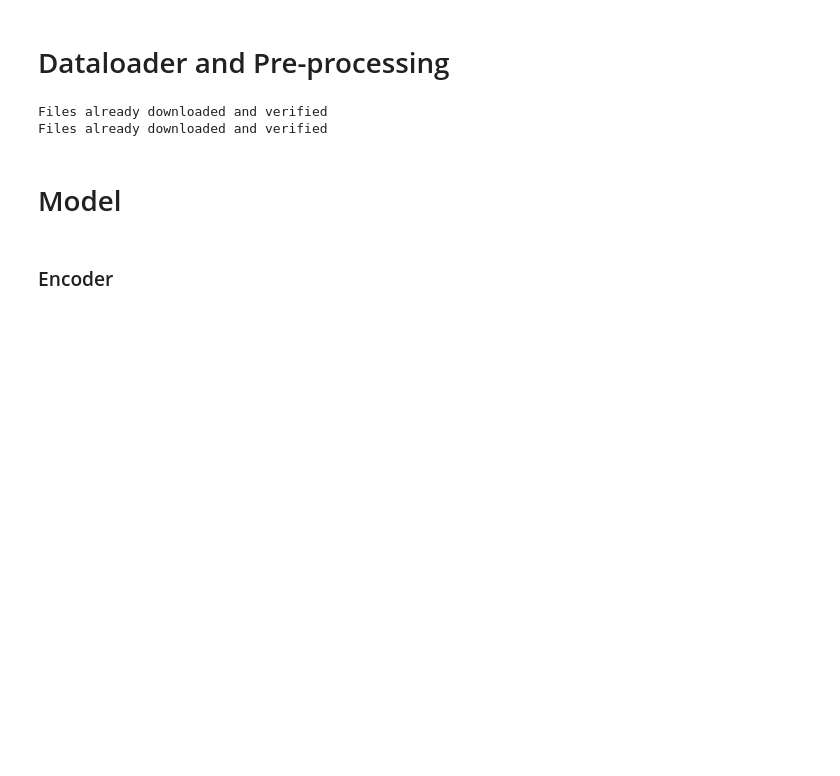
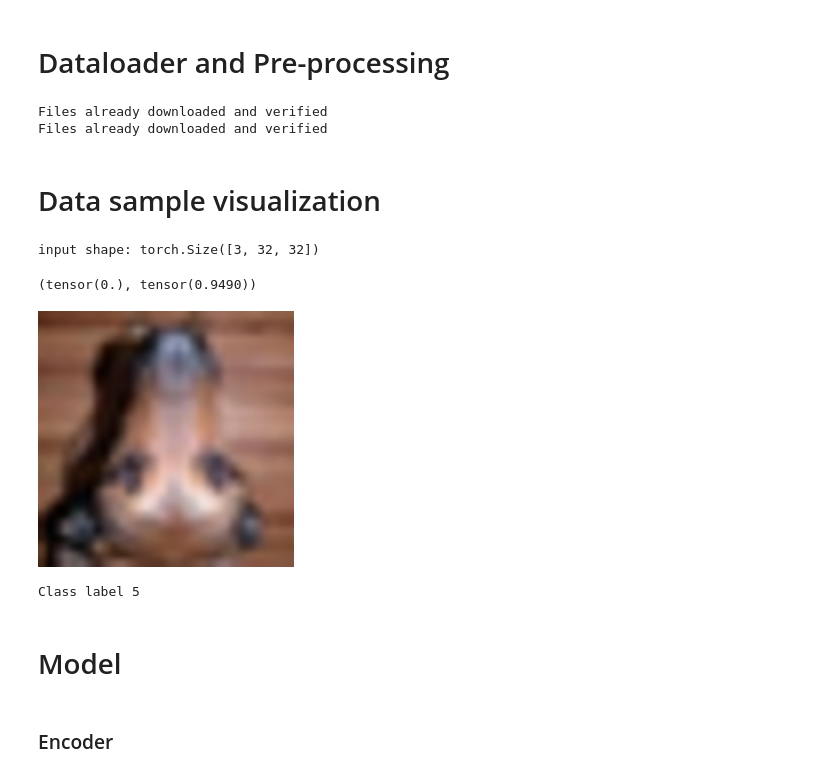
Before and after one commit to ecacikgoz97/Deep_Unsupervised_Learning_Class_Materials, a Jupyter notebook: AutoEncoder_CIFAR10.ipynb, the cells around one changed output. Drawn from its saved outputs; the diff is of its cells as text; code cells hidden in the pictures; blank space fills up the shorter version.

```diff
--- a/AutoEncoder_CIFAR10.ipynb
+++ b/AutoEncoder_CIFAR10.ipynb
@@ -36,6 +37,25 @@ test_loader  = torch.utils.data.DataLoader(test,  batch_size=BATCH_SIZE, shuffle
 # %% [output]
 Files already downloaded and verified
 Files already downloaded and verified
+# %% [markdown]
+# Data sample visualization
+# %%
+image, class_label = train[107]
+input_shape = image.size()
+print("input shape:", image.shape)
+# %% [output]
+input shape: torch.Size([3, 32, 32])
+# %%
+# the default range of the torchvision image data is (0, 1)
+image.min(), image.max()
+# %% [output]
+(tensor(0.), tensor(0.9490))
+# %%
+display(transforms.functional.to_pil_image(image).resize((256,256)))
+print("Class label", class_label)
+# %% [output]
+[figure, added]
+Class label 5
 # %% [markdown]
 # Model
 # %% [markdown]
```
Also changed, not shown: parts of 19 cells of this notebook.
